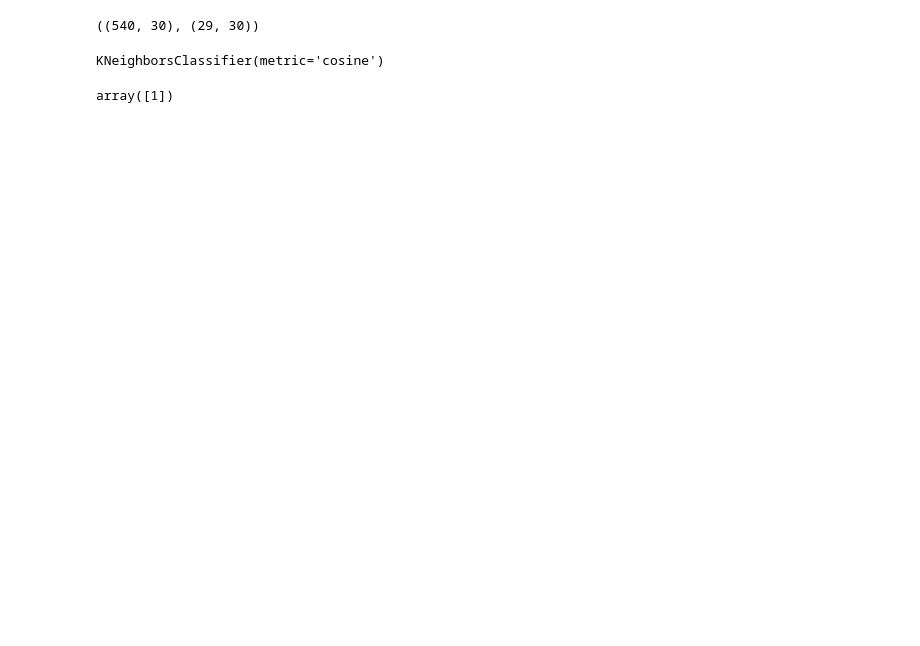
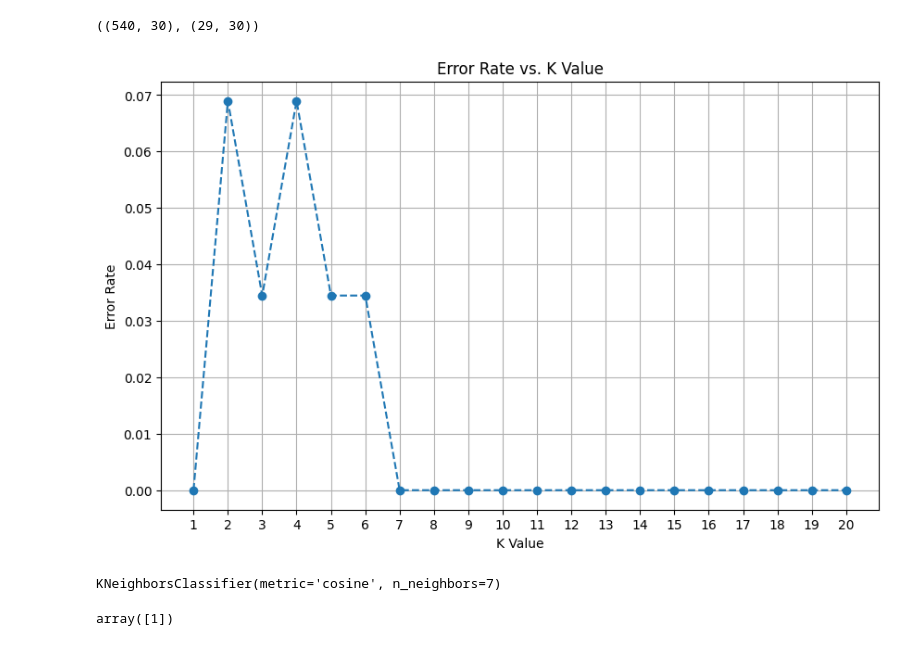
Before and after one commit to MRR20/ML_Case_Study, a Jupyter notebook: knn.ipynb, the cells around one changed output. Drawn from its saved outputs; the diff is of its cells as text; code cells hidden in the pictures; blank space fills up the shorter version.

```diff
--- a/knn.ipynb
+++ b/knn.ipynb
@@ -102,18 +102,39 @@ y_train, y_val = y[:train_split], y[train_split:]
 X_train.shape, X_val.shape
 # %% [output]
 ((540, 30), (29, 30))
+# %%
+from sklearn.metrics import accuracy_score
+from sklearn.neighbors import KNeighborsClassifier
+
+error_rates = []
+k_values = range(1, 21) # Test k from 1 to 20
+
+for k in k_values:
+    knn = KNeighborsClassifier(n_neighbors=k, metric="euclidean")
+    knn.fit(X_train, y_train)
+    y_pred = knn.predict(X_val)
+    error_rates.append(1 - accuracy_score(y_val, y_pred))
+
+plt.figure(figsize=(10, 6))
+plt.plot(k_values, error_rates, marker='o', linestyle='--')
+plt.title('Error Rate vs. K Value')
+plt.xlabel('K Value')
+plt.ylabel('Error Rate')
+plt.xticks(k_values)
+plt.grid(True)
+plt.show()
+# %% [output]
+[figure, added]
 # %%
-from sklearn.neighbors import KNeighborsClassifier
-
-knn_euclidean = KNeighborsClassifier(n_neighbors=5, metric="euclidean")
-knn_manhattan = KNeighborsClassifier(n_neighbors=5, metric="manhattan")
-knn_cosine = KNeighborsClassifier(n_neighbors=5, metric="cosine")
+knn_euclidean = KNeighborsClassifier(n_neighbors=7, metric="euclidean")
+knn_manhattan = KNeighborsClassifier(n_neighbors=7, metric="manhattan")
+knn_cosine = KNeighborsClassifier(n_neighbors=7, metric="cosine")
 
 knn_euclidean.fit(X_train, y_train)
 knn_manhattan.fit(X_train, y_train)
 knn_cosine.fit(X_train, y_train)
 # %% [output]
-KNeighborsClassifier(metric='cosine')
+KNeighborsClassifier(metric='cosine', n_neighbors=7)
 # %%
 knn_euclidean.predict(X_val.iloc[0:1, :])
 # %% [output]
```
Also changed, not shown: parts of 13 cells of this notebook, 1 other file.
